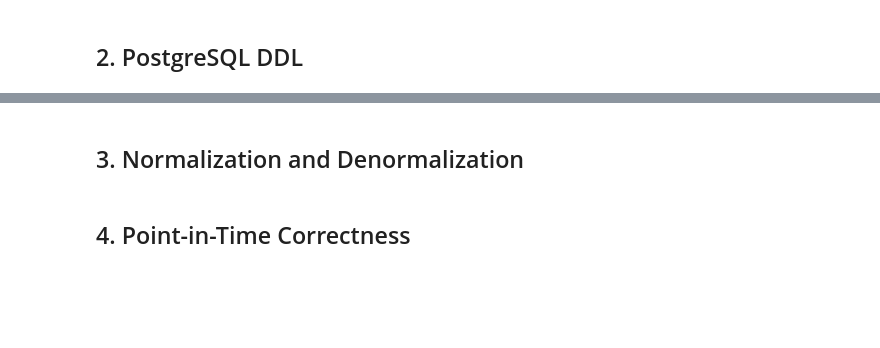
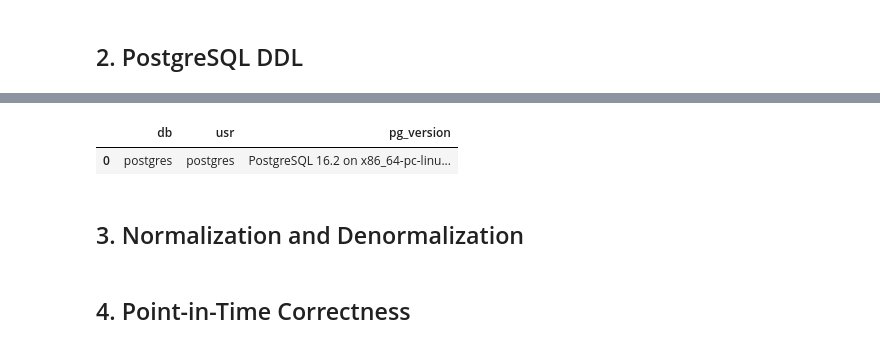
Before and after one commit to BorysZhyhalo/goit-rdb-hw-02, a Jupyter notebook: hw2_movie_recommendation.ipynb, the cells around one changed output, grey strips where cells are left out. Saved outputs shown, nothing was run; the diff lists cells and outputs as text; code cells hidden in the pictures; blank space fills up the shorter version.

Commit message:
Створено за допомогою Colab

```diff
--- a/hw2_movie_recommendation.ipynb
+++ b/hw2_movie_recommendation.ipynb
@@ -13,3 +13,25 @@ It includes business-domain entities, offline and online feature stores historic
 ![erd_movie_recommendation.png](embedded-picture-1)
 # %% [markdown]
 ## 2. PostgreSQL DDL
+# %%
+# Install PostgreSQL server package for Colab
+!pip install -q pgserver==0.1.4 --python-version 3.12 --only-binary=:all: --target=/usr/local/lib/python3.13/dist-packages
+
+# Install Python packages for database access
+!pip install -q sqlalchemy psycopg2-binary pandas
+
+import pgserver
+from sqlalchemy import create_engine, text
+
+# Start PostgreSQL server
+pg = pgserver.get_server('/tmp/pg_data')
+
+# Create SQLAlchemy connection engine
+engine = create_engine(pg.get_uri())
+
+# Check database connection
+with engine.connect() as conn:
+    version = conn.execute(text("SELECT version()")).scalar()
+
+print("PostgreSQL server started successfully")
+print(version)
@@ -15,0 +43,14 @@ It includes business-domain entities, offline and online feature stores historic
+# %%
+import pandas as pd
+
+df = pd.read_sql("""
+SELECT
+    current_database() AS db,
+    current_user AS usr,
+    version() AS pg_version;
+""", engine)
+
+df
+# %% [output]
+|  | db | usr | pg_version |
+| 0 | postgres | postgres | PostgreSQL 16.2 on x86_64-pc-linu... |
```
Also changed, not shown: parts of 2 cells of this notebook.
